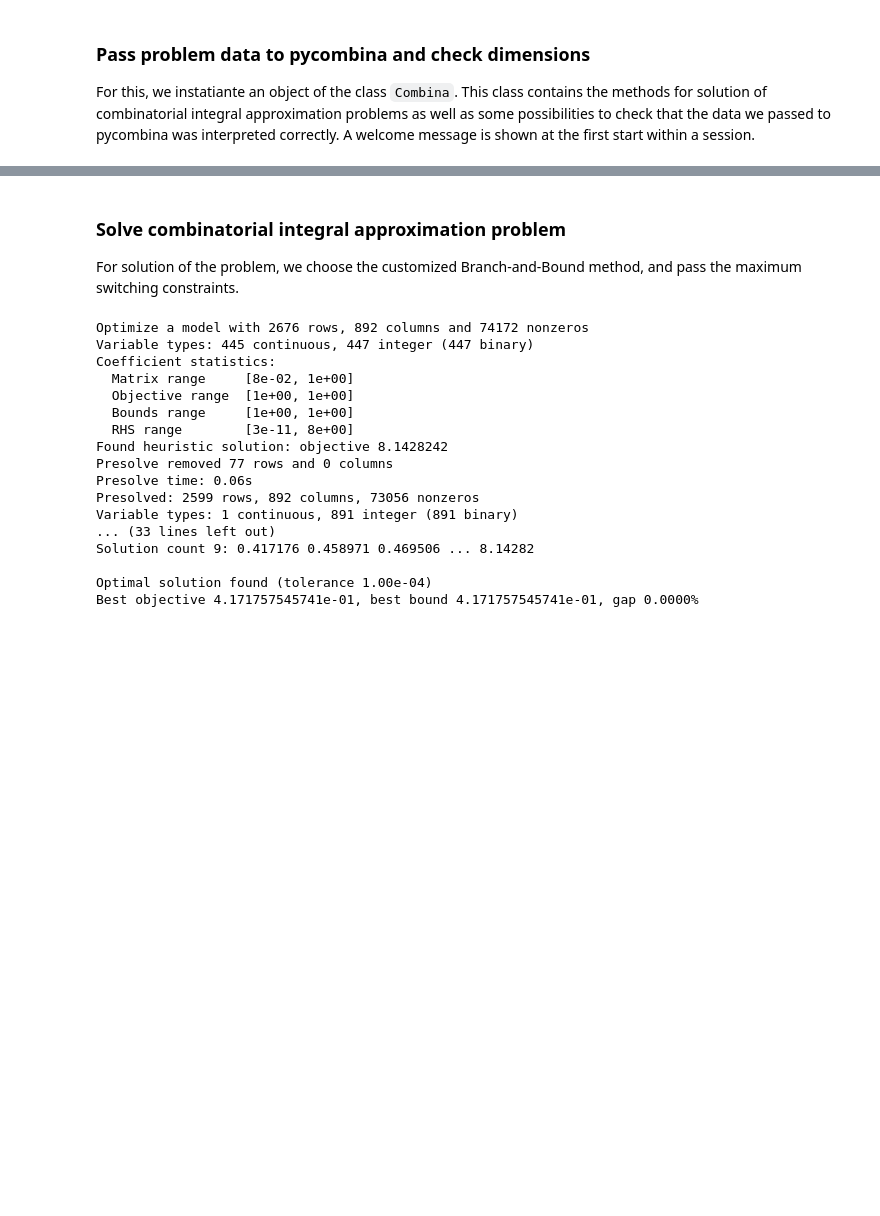
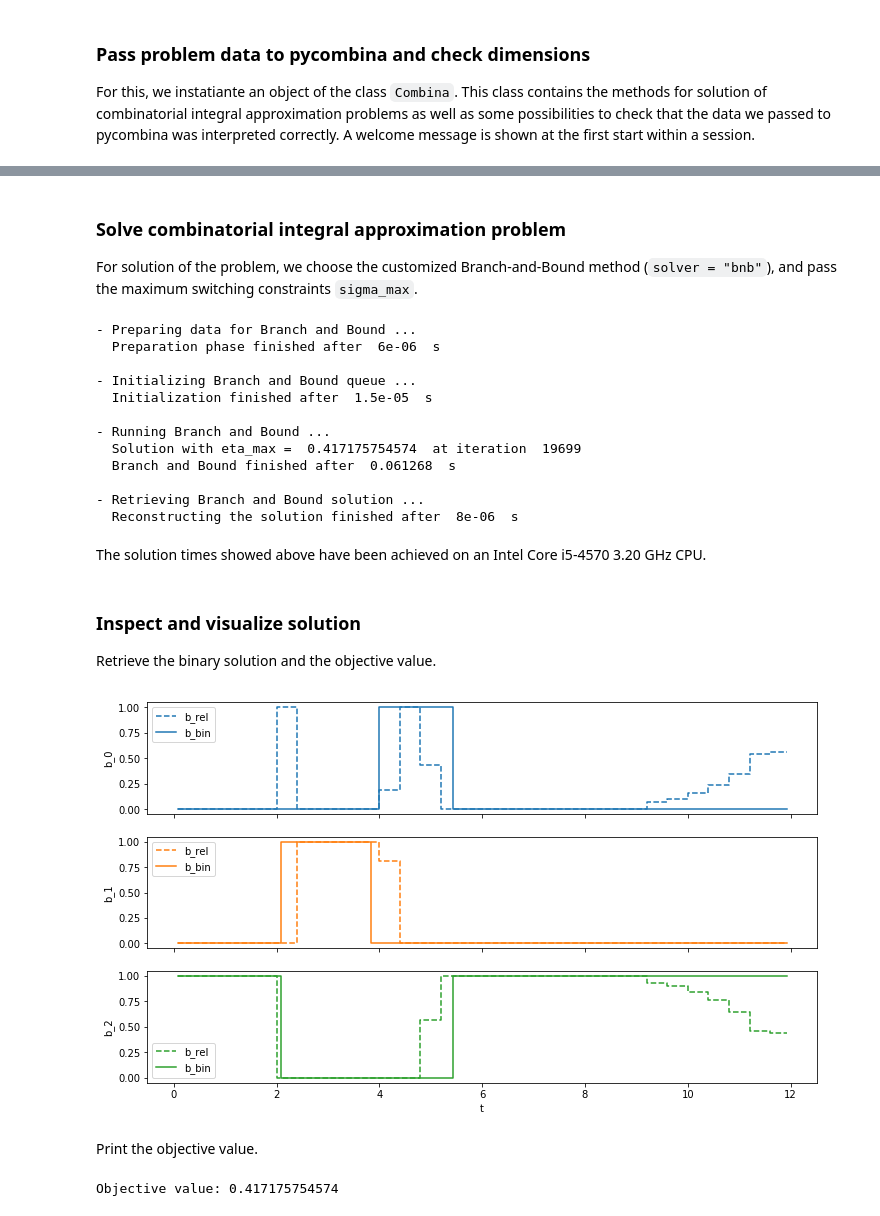
Before and after one commit to adbuerger/pycombina, a Jupyter notebook: doc/source/pycombina_sample_application.ipynb, the cells around one changed output, grey strips where cells are left out. Cells and saved outputs as stored; diff of their text form; code cells hidden in the pictures; blank space fills up the shorter version.

```diff
--- a/doc/source/pycombina_sample_application.ipynb
+++ b/doc/source/pycombina_sample_application.ipynb
@@ -55,24 +61,51 @@ assert(combina.N_b == t.size-1)
 # %% [markdown]
 ### Solve combinatorial integral approximation problem
 
-For solution of the problem, we choose the customized Branch-and-Bound method, and pass the maximum switching constraints.
+For solution of the problem, we choose the customized Branch-and-Bound method (``solver = "bnb"``), and pass the maximum switching constraints ``sigma_max``.
 # %%
-combina.solve(solver = "gurobi", max_switches = sigma_max)
+combina.solve(solver = "bnb", max_switches = sigma_max)
 # %% [output]
-Optimize a model with 2676 rows, 892 columns and 74172 nonzeros
-Variable types: 445 continuous, 447 integer (447 binary)
-Coefficient statistics:
-  Matrix range     [8e-02, 1e+00]
-  Objective range  [1e+00, 1e+00]
-  Bounds range     [1e+00, 1e+00]
-  RHS range        [3e-11, 8e+00]
-Found heuristic solution: objective 8.1428242
-Presolve removed 77 rows and 0 columns
-Presolve time: 0.06s
-Presolved: 2599 rows, 892 columns, 73056 nonzeros
-Variable types: 1 continuous, 891 integer (891 binary)
-... (33 lines left out)
-Solution count 9: 0.417176 0.458971 0.469506 ... 8.14282
+- Preparing data for Branch and Bound ...
+  Preparation phase finished after  6e-06  s
 
-Optimal solution found (tolerance 1.00e-04)
-Best objective 4.171757545741e-01, best bound 4.171757545741e-01, gap 0.0000%
+- Initializing Branch and Bound queue ...
+  Initialization finished after  1.5e-05  s
+
+- Running Branch and Bound ...
+  Solution with eta_max =  0.417175754574  at iteration  19699
+  Branch and Bound finished after  0.061268  s
+
+- Retrieving Branch and Bound solution ...
+  Reconstructing the solution finished after  8e-06  s
+# %% [markdown]
+The solution times showed above have been achieved on an Intel Core i5-4570 3.20 GHz CPU.
+# %% [markdown]
+### Inspect and visualize solution
+
+Retrieve the binary solution and the objective value.
+# %%
+b_bin = combina.b_bin
+
+f, (ax1, ax2, ax3) = plt.subplots(3, sharex = True, figsize = (12,7))
+ax1.step(t[:-1], b_rel[:,0], label = "b_rel", color = "C0", linestyle="dashed", where = "post")
+ax1.step(t[:-1], b_bin[0,:], label = "b_bin", color = "C0", where = "post")
+ax1.legend(loc = "upper left")
+ax1.set_ylabel("b_0")
+ax2.step(t[:-1], b_rel[:,1], label = "b_rel", color = "C1", linestyle="dashed", where = "post")
+ax2.step(t[:-1], b_bin[1,:], label = "b_bin", color = "C1", where = "post")
+ax2.legend(loc = "upper left")
+ax2.set_ylabel("b_1")
+ax3.step(t[:-1], b_rel[:,2], label = "b_rel", color = "C2", linestyle="dashed", where = "post")
+ax3.step(t[:-1], b_bin[2,:], label = "b_bin", color = "C2", where = "post")
+ax3.legend(loc = "lower left")
+ax3.set_ylabel("b_2")
+ax3.set_xlabel("t")
+plt.show()
+# %% [output]
+[figure, added]
+# %% [markdown]
+Print the objective value.
+# %%
+print("Objective value: " + str(combina.eta))
+# %% [output]
+Objective value: 0.417175754574
```
Also changed, not shown: parts of 3 cells of this notebook.
